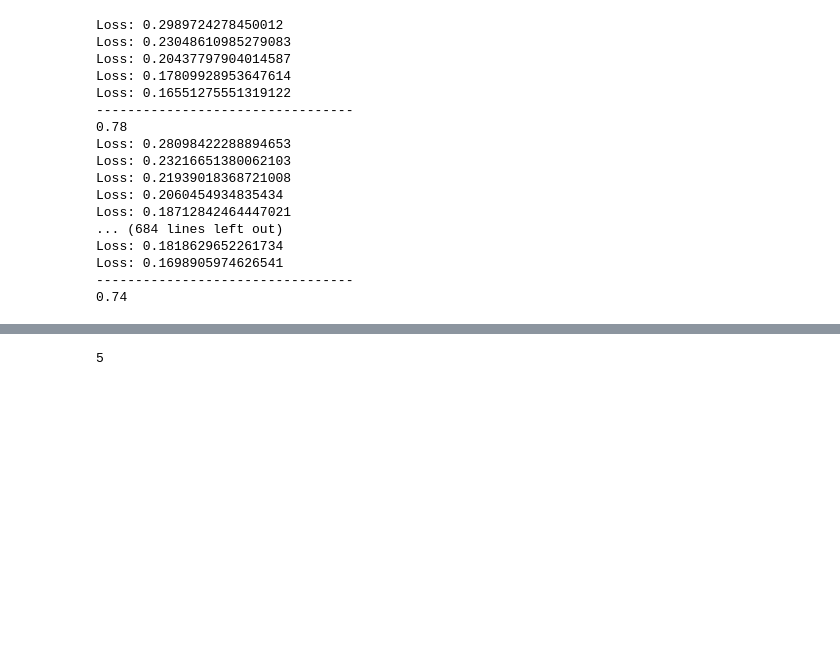
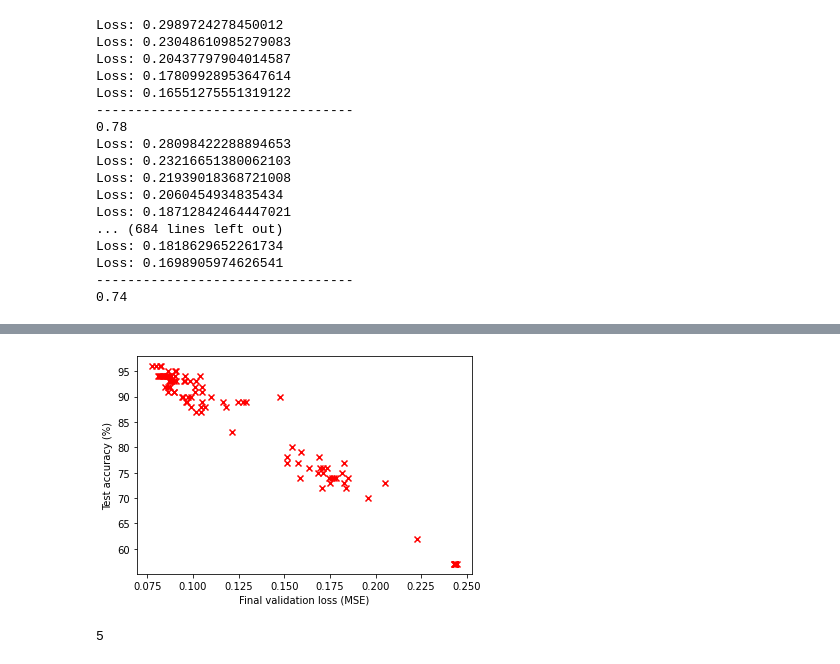
Before and after one commit to dexdx/DL_Projects, a Jupyter notebook: project_2.ipynb, the cells around one changed output, grey strips where cells are left out. Saved outputs shown, nothing was run; the diff lists cells and outputs as text; code cells hidden in the pictures; blank space fills up the shorter version.

```diff
--- a/project_2.ipynb
+++ b/project_2.ipynb
@@ -142,3 +145,10 @@ plt.ylabel('Accuracy (%)');
+# %%
+plt.scatter(final_losses, 100*np.array(accs), marker='x', color='r')
+plt.xlabel('Final validation loss (MSE)')
+plt.ylabel('Test accuracy (%)');
+plt.savefig('figures/acc_vs_mse', dpi=200)
+# %% [output]
+[figure, added]
 # %%
 best_idx
 # %% [output]
```
Also changed, not shown: parts of 9 cells of this notebook.
